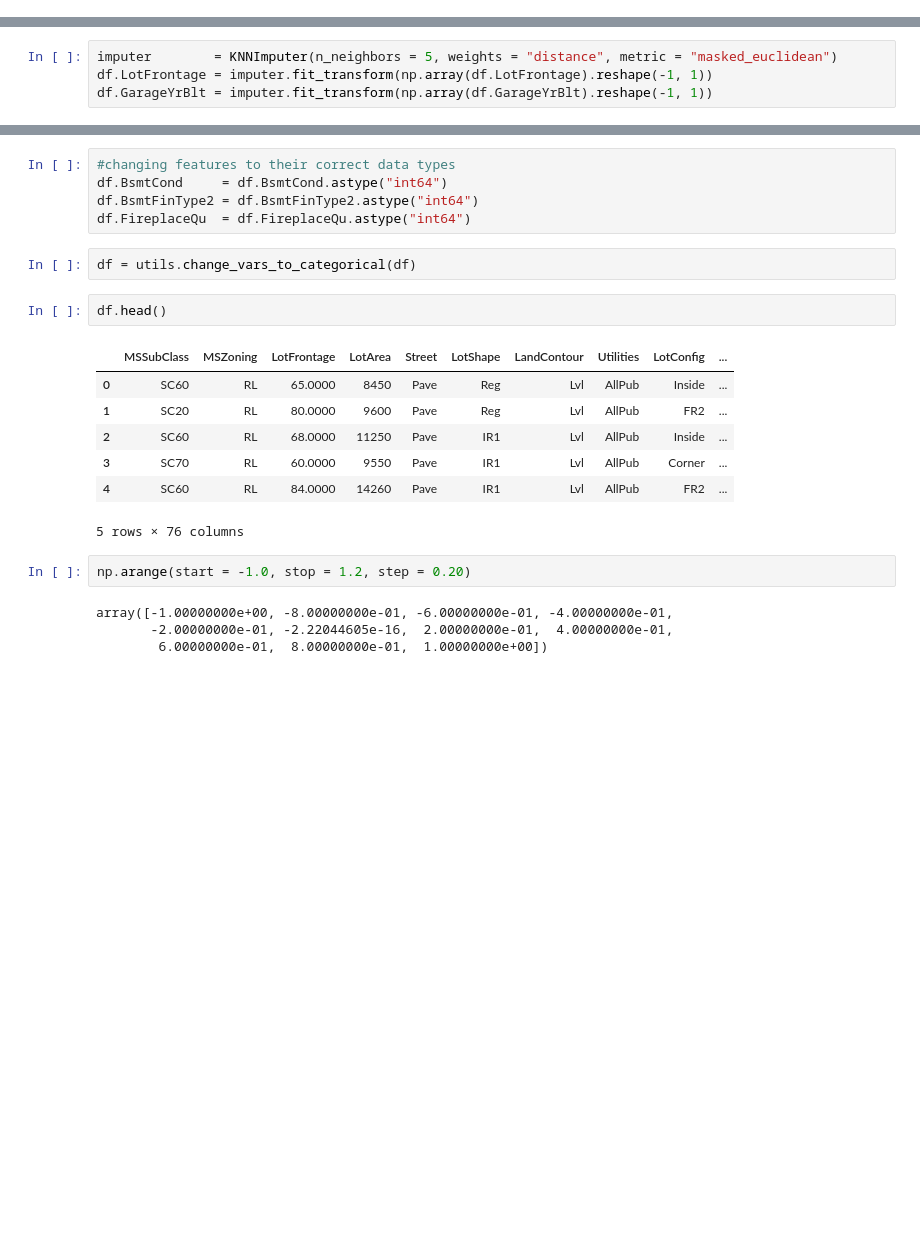
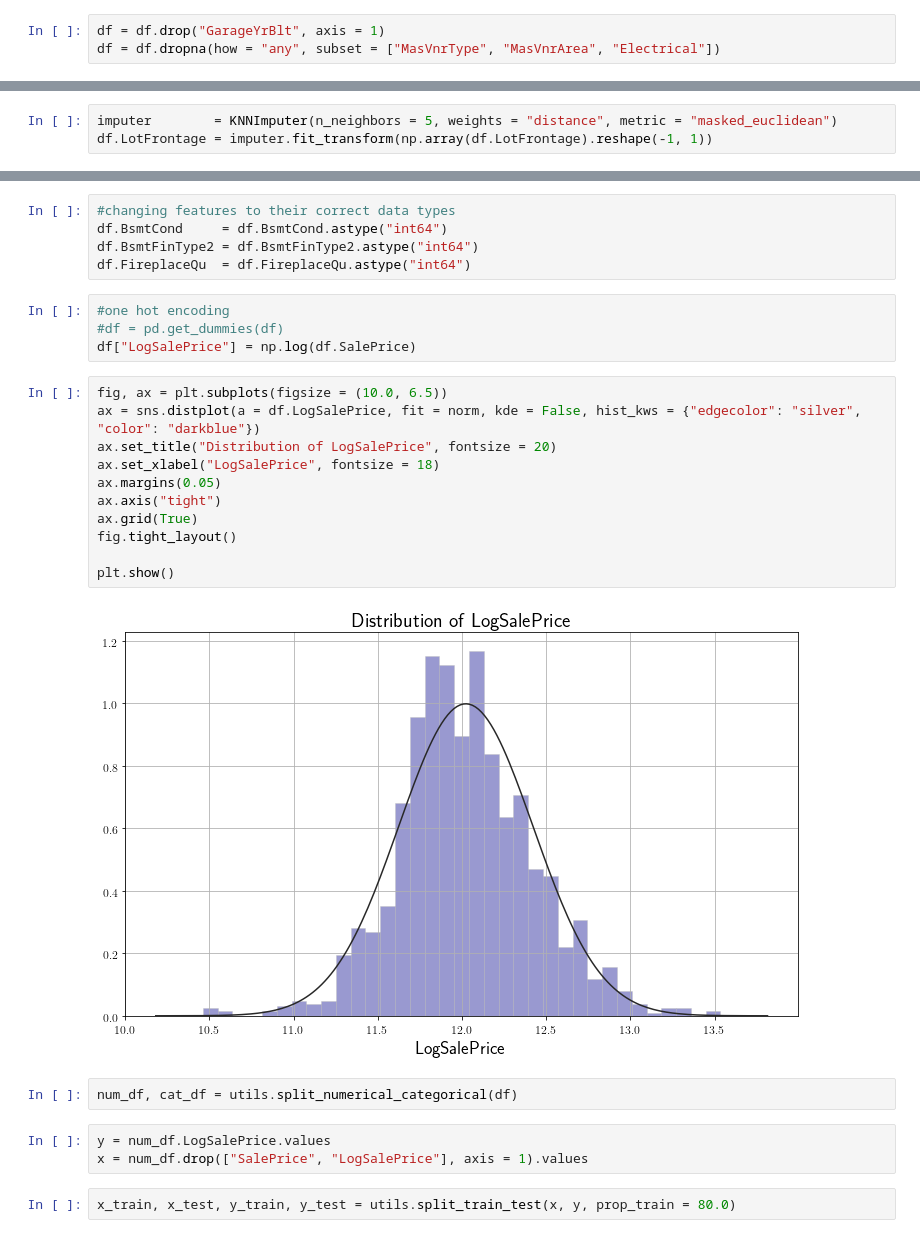
Before and after one commit to noelnamai/machine-learning, a Jupyter notebook: housing-prices.ipynb, the cells around one changed output, grey strips where cells are left out. Cells and saved outputs as stored; diff of their text form; blank space fills up the shorter version.

```diff
--- a/housing-prices.ipynb
+++ b/housing-prices.ipynb
@@ -40,6 +42,9 @@ Electrical      0.0700
 dtype: float64
 # %%
 df = utils.drop_missing_var(df, threshold = 0.8)
+# %%
+df = df.drop("GarageYrBlt", axis = 1)
+df = df.dropna(how = "any", subset = ["MasVnrType", "MasVnrArea", "Electrical"])
 # %%
 df.FireplaceQu = df.FireplaceQu.fillna("NoFirePlace")
 basement       = ["BsmtFinType2", "BsmtExposure", "BsmtFinType1", "BsmtCond", "BsmtQual"]
@@ -51,7 +56,6 @@ df = df.dropna(how = "any", subset = ["MasVnrType", "MasVnrArea", "Electrical"])
 # %%
 imputer        = KNNImputer(n_neighbors = 5, weights = "distance", metric = "masked_euclidean")
 df.LotFrontage = imputer.fit_transform(np.array(df.LotFrontage).reshape(-1, 1))
-df.GarageYrBlt = imputer.fit_transform(np.array(df.GarageYrBlt).reshape(-1, 1))
 # %%
 utils.missing_var_pct(df)
 # %% [output]
@@ -89,21 +93,27 @@ ordinal_vars = [
 df.BsmtCond     = df.BsmtCond.astype("int64")
 df.BsmtFinType2 = df.BsmtFinType2.astype("int64")
 df.FireplaceQu  = df.FireplaceQu.astype("int64")
-# %%
-df = utils.change_vars_to_categorical(df)
-# %%
-df.head()
-# %% [output]
-|  | MSSubClass | MSZoning | LotFrontage | LotArea | Street | LotShape | LandContour | Utilities | LotConfig | ... |
-| 0 | SC60 | RL | 65.0000 | 8450 | Pave | Reg | Lvl | AllPub | Inside | ... |
-| 1 | SC20 | RL | 80.0000 | 9600 | Pave | Reg | Lvl | AllPub | FR2 | ... |
-| 2 | SC60 | RL | 68.0000 | 11250 | Pave | IR1 | Lvl | AllPub | Inside | ... |
-| 3 | SC70 | RL | 60.0000 | 9550 | Pave | IR1 | Lvl | AllPub | Corner | ... |
-| 4 | SC60 | RL | 84.0000 | 14260 | Pave | IR1 | Lvl | AllPub | FR2 | ... |
-5 rows × 76 columns
-# %%
-np.arange(start = -1.0, stop = 1.2, step = 0.20)
-# %% [output]
-array([-1.00000000e+00, -8.00000000e-01, -6.00000000e-01, -4.00000000e-01,
-       -2.00000000e-01, -2.22044605e-16,  2.00000000e-01,  4.00000000e-01,
-        6.00000000e-01,  8.00000000e-01,  1.00000000e+00])
+# %%
+#one hot encoding
+#df = pd.get_dummies(df)
+df["LogSalePrice"] = np.log(df.SalePrice)
+# %%
+fig, ax = plt.subplots(figsize = (10.0, 6.5))
+ax = sns.distplot(a = df.LogSalePrice, fit = norm, kde = False, hist_kws = {"edgecolor": "silver", "color": "darkblue"})
+ax.set_title("Distribution of LogSalePrice", fontsize = 20)
+ax.set_xlabel("LogSalePrice", fontsize = 18)
+ax.margins(0.05)
+ax.axis("tight")
+ax.grid(True)
+fig.tight_layout()
+
+plt.show()
+# %% [output]
+[figure, added]
+# %%
+num_df, cat_df = utils.split_numerical_categorical(df)
+# %%
+y = num_df.LogSalePrice.values
+x = num_df.drop(["SalePrice", "LogSalePrice"], axis = 1).values
+# %%
+x_train, x_test, y_train, y_test = utils.split_train_test(x, y, prop_train = 80.0)
```
Also changed, not shown: parts of 4 cells of this notebook, 3 other files.
